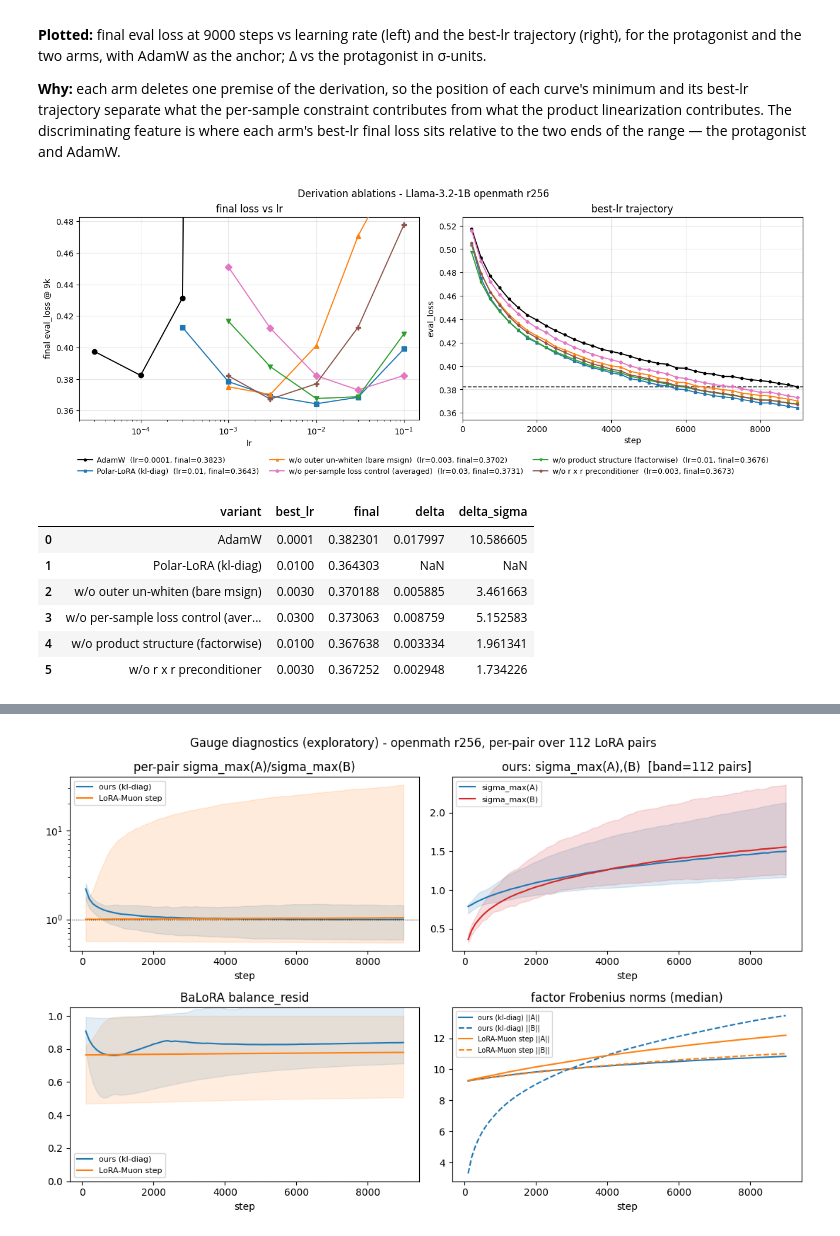
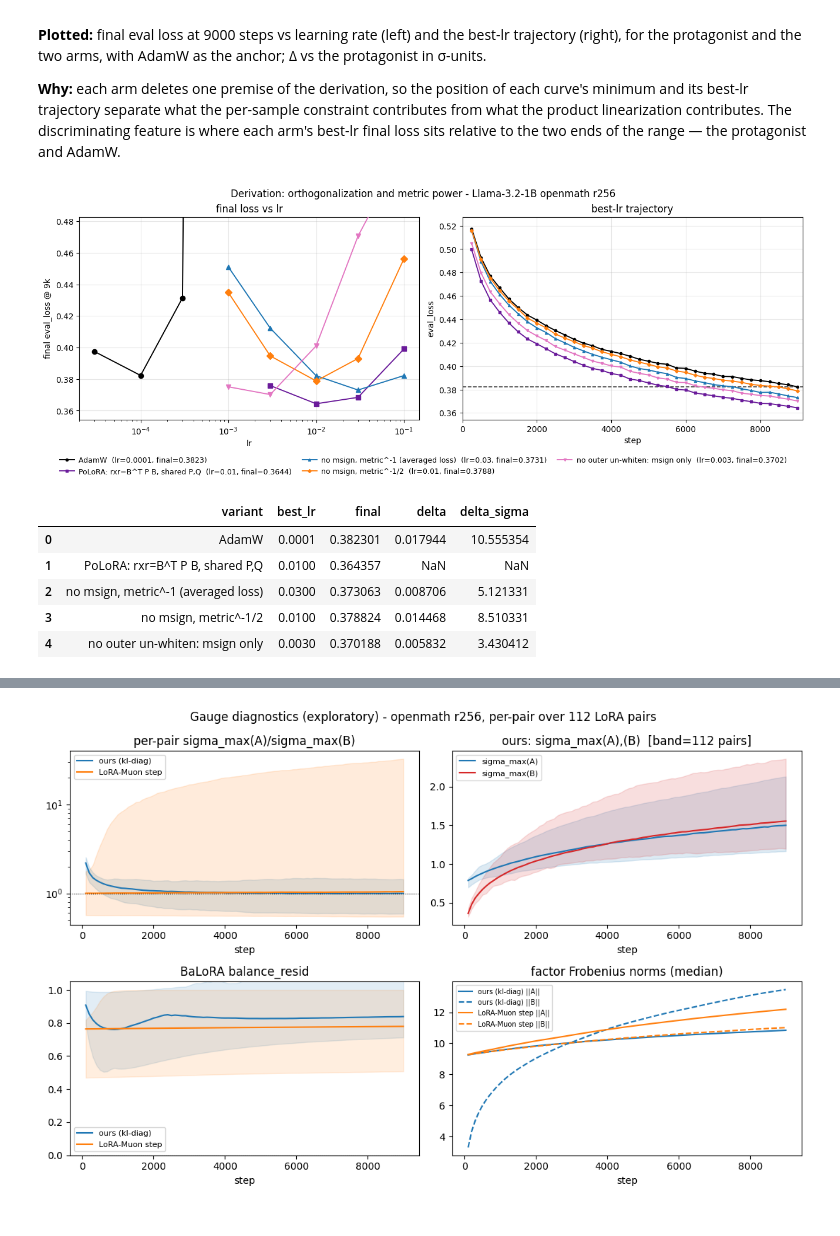
Before and after one commit to nikhilgsh/lora-optimizers, a Jupyter notebook: paper/paper_plots.ipynb, the cells around one changed output, grey strips where cells are left out. Drawn from its saved outputs; the diff is of its cells as text; code cells hidden in the pictures.

```diff
--- a/paper/paper_plots.ipynb
+++ b/paper/paper_plots.ipynb
@@ -401,46 +409,43 @@ FLATOUT = {'optimizer': 'kl-diag-polar-flatout-lora',
 # ONCE. Control for AVGLOSS, which drops msign but composes the inner whiten with
 # the outer un-whiten (C_B^-1 Mhat_A Q^-1), confounding 'no orthogonalization'
 # with 'over-preconditioned'.
 HALFPOW = {'optimizer': 'kl-diag-flatout-lora',
            'cw_nesterov': True, 'polar_method': 'polar_express',
            'beta1': 0.9, 'precond_method': 'gram_ns'}
 NORR = {'optimizer': 'kl-diag-polar-lora', 'cw_no_rr_precond': True,
         'cw_nesterov': True, 'polar_method': 'polar_express',
         'beta1': 0.9, 'precond_method': 'gram_ns'}
 
 def derivation_ablation_panel(rank=256):
     """Per-sample-loss and product-structure ablations vs the protagonist at one
     rank. Only arms with data render (allow_partial), so this is safe to run
     while the sweeps are still filling in."""
     arms = {'AdamW': ADAMW,
-            'Polar-LoRA (kl-diag)': PROTO,
-            'w/o per-sample loss control (averaged)': AVGLOSS,
-            'w/o product structure (factorwise)': NOPRODUCT,
-            'w/o outer un-whiten (bare msign)': FLATOUT,
-            'w/o r x r preconditioner': NORR,
-            'w/o msign, half metric power': HALFPOW}
+            'PoLoRA: rxr=B^T P B, shared P,Q': PROTO,
+            'no msign, metric^-1 (averaged loss)': AVGLOSS,
+            'no msign, metric^-1/2': HALFPOW,
+            'no outer un-whiten: msign only': FLATOUT}
     missing = [k for k, v in arms.items() if not _has(v, rank)]
     if missing:
         print('no data yet (omitted from the panel):', ', '.join(missing))
     arms = {k: v for k, v in arms.items() if k not in missing}
     common = _om(rank)
     fig, _t, sdf = compare_variants_figure(
-        arms, common_where=common, ref_label='Polar-LoRA (kl-diag)',
+        arms, common_where=common, ref_label='PoLoRA: rxr=B^T P B, shared P,Q',
         logs_root=str(ROOT / 'logs'), sigma_ref=SIGMA, max_steps=9000,
         allow_partial=True, allow_custom_labels=True, target_label='AdamW',
-        suptitle=f'Derivation ablations - Llama-3.2-1B openmath r{rank}',
+        suptitle=f'Derivation: orthogonalization and metric power - Llama-3.2-1B openmath r{rank}',
         prefetched_runs=cell_runs(common), variant_key=_variant_key_fn(common, arms),
         )
     plt.show()
     return sdf
 
 derivation_ablation_panel(256)
 # %% [output]
-[figure, old version]
+[figure, new version]
 |  | variant | best_lr | final | delta | delta_sigma |
-| 0 | AdamW | 0.0001 | 0.382301 | 0.017997 | 10.586605 |
-| 1 | Polar-LoRA (kl-diag) | 0.0100 | 0.364303 | NaN | NaN |
-| 2 | w/o outer un-whiten (bare msign) | 0.0030 | 0.370188 | 0.005885 | 3.461663 |
-| 3 | w/o per-sample loss control (aver... | 0.0300 | 0.373063 | 0.008759 | 5.152583 |
-| 4 | w/o product structure (factorwise) | 0.0100 | 0.367638 | 0.003334 | 1.961341 |
-| 5 | w/o r x r preconditioner | 0.0030 | 0.367252 | 0.002948 | 1.734226 |
+| 0 | AdamW | 0.0001 | 0.382301 | 0.017944 | 10.555354 |
+| 1 | PoLoRA: rxr=B^T P B, shared P,Q | 0.0100 | 0.364357 | NaN | NaN |
+| 2 | no msign, metric^-1 (averaged loss) | 0.0300 | 0.373063 | 0.008706 | 5.121331 |
+| 3 | no msign, metric^-1/2 | 0.0100 | 0.378824 | 0.014468 | 8.510331 |
+| 4 | no outer un-whiten: msign only | 0.0030 | 0.370188 | 0.005832 | 3.430412 |
```
Also changed, not shown: parts of 18 cells of this notebook, 6 other files.
